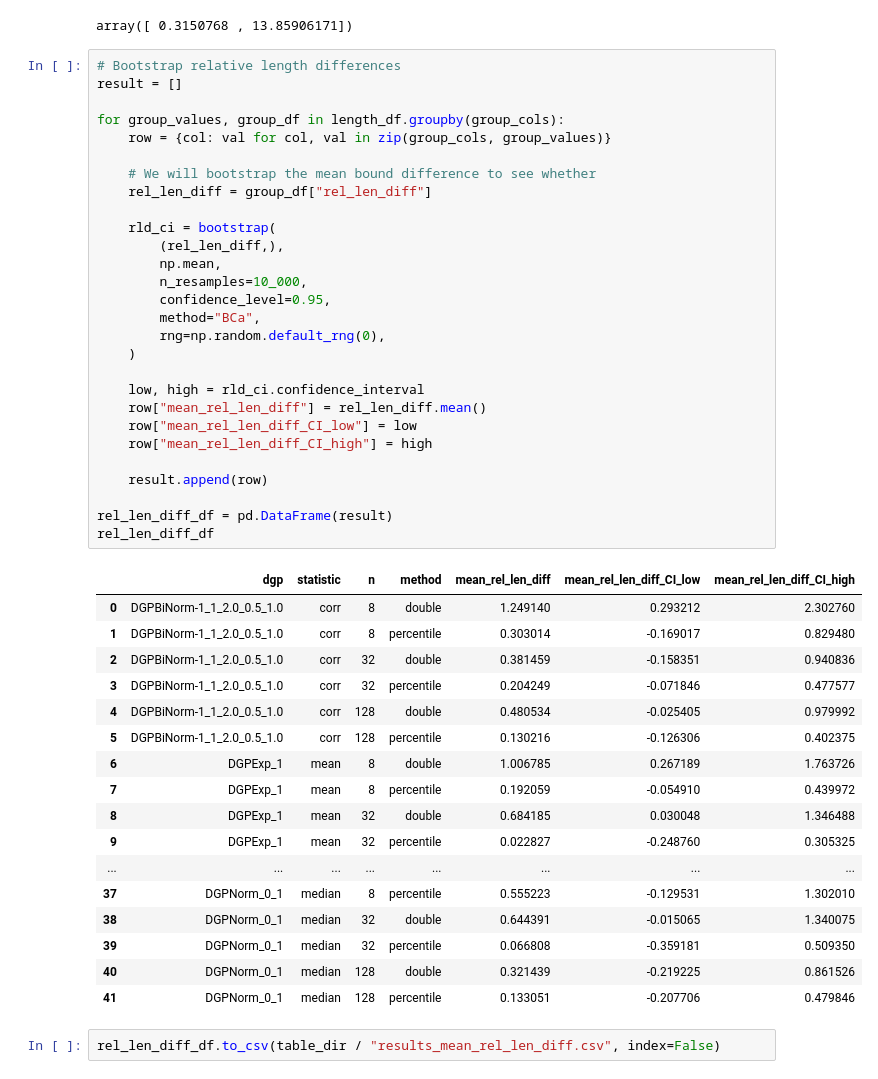
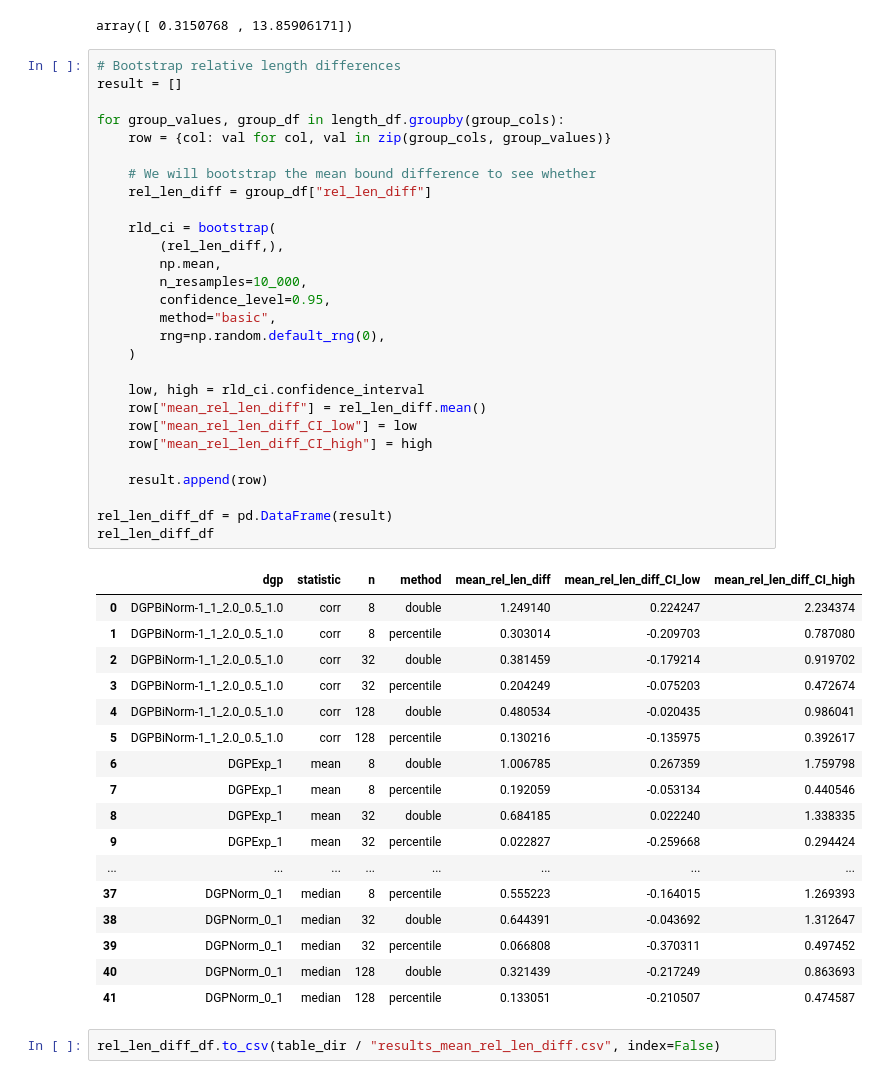
Before and after one commit to enejH04/bootstrap-inference, a Jupyter notebook: performance_validation/analysis.ipynb, the cells around one changed output. Cells and saved outputs as stored; diff of their text form.

```diff
--- a/performance_validation/analysis.ipynb
+++ b/performance_validation/analysis.ipynb
@@ -1207,49 +1269,49 @@ array([ 0.3150768 , 13.85906171])
 # %%
 # Bootstrap relative length differences
 result = []
 
 for group_values, group_df in length_df.groupby(group_cols):
     row = {col: val for col, val in zip(group_cols, group_values)}
 
     # We will bootstrap the mean bound difference to see whether
     rel_len_diff = group_df["rel_len_diff"]
 
     rld_ci = bootstrap(
         (rel_len_diff,),
         np.mean,
         n_resamples=10_000,
         confidence_level=0.95,
-        method="BCa",
+        method="basic",
         rng=np.random.default_rng(0),
     )
 
     low, high = rld_ci.confidence_interval
     row["mean_rel_len_diff"] = rel_len_diff.mean()
     row["mean_rel_len_diff_CI_low"] = low
     row["mean_rel_len_diff_CI_high"] = high
 
     result.append(row)
 
 rel_len_diff_df = pd.DataFrame(result)
 rel_len_diff_df
 # %% [output]
 |  | dgp | statistic | n | method | mean_rel_len_diff | mean_rel_len_diff_CI_low | mean_rel_len_diff_CI_high |
-| 0 | DGPBiNorm-1_1_2.0_0.5_1.0 | corr | 8 | double | 1.249140 | 0.293212 | 2.302760 |
-| 1 | DGPBiNorm-1_1_2.0_0.5_1.0 | corr | 8 | percentile | 0.303014 | -0.169017 | 0.829480 |
-| 2 | DGPBiNorm-1_1_2.0_0.5_1.0 | corr | 32 | double | 0.381459 | -0.158351 | 0.940836 |
-| 3 | DGPBiNorm-1_1_2.0_0.5_1.0 | corr | 32 | percentile | 0.204249 | -0.071846 | 0.477577 |
-| 4 | DGPBiNorm-1_1_2.0_0.5_1.0 | corr | 128 | double | 0.480534 | -0.025405 | 0.979992 |
-| 5 | DGPBiNorm-1_1_2.0_0.5_1.0 | corr | 128 | percentile | 0.130216 | -0.126306 | 0.402375 |
-| 6 | DGPExp_1 | mean | 8 | double | 1.006785 | 0.267189 | 1.763726 |
-| 7 | DGPExp_1 | mean | 8 | percentile | 0.192059 | -0.054910 | 0.439972 |
-| 8 | DGPExp_1 | mean | 32 | double | 0.684185 | 0.030048 | 1.346488 |
-| 9 | DGPExp_1 | mean | 32 | percentile | 0.022827 | -0.248760 | 0.305325 |
+| 0 | DGPBiNorm-1_1_2.0_0.5_1.0 | corr | 8 | double | 1.249140 | 0.224247 | 2.234374 |
+| 1 | DGPBiNorm-1_1_2.0_0.5_1.0 | corr | 8 | percentile | 0.303014 | -0.209703 | 0.787080 |
+| 2 | DGPBiNorm-1_1_2.0_0.5_1.0 | corr | 32 | double | 0.381459 | -0.179214 | 0.919702 |
+| 3 | DGPBiNorm-1_1_2.0_0.5_1.0 | corr | 32 | percentile | 0.204249 | -0.075203 | 0.472674 |
+| 4 | DGPBiNorm-1_1_2.0_0.5_1.0 | corr | 128 | double | 0.480534 | -0.020435 | 0.986041 |
+| 5 | DGPBiNorm-1_1_2.0_0.5_1.0 | corr | 128 | percentile | 0.130216 | -0.135975 | 0.392617 |
+| 6 | DGPExp_1 | mean | 8 | double | 1.006785 | 0.267359 | 1.759798 |
+| 7 | DGPExp_1 | mean | 8 | percentile | 0.192059 | -0.053134 | 0.440546 |
+| 8 | DGPExp_1 | mean | 32 | double | 0.684185 | 0.022240 | 1.338335 |
+| 9 | DGPExp_1 | mean | 32 | percentile | 0.022827 | -0.259668 | 0.294424 |
 | ... | ... | ... | ... | ... | ... | ... | ... |
-| 37 | DGPNorm_0_1 | median | 8 | percentile | 0.555223 | -0.129531 | 1.302010 |
-| 38 | DGPNorm_0_1 | median | 32 | double | 0.644391 | -0.015065 | 1.340075 |
-| 39 | DGPNorm_0_1 | median | 32 | percentile | 0.066808 | -0.359181 | 0.509350 |
-| 40 | DGPNorm_0_1 | median | 128 | double | 0.321439 | -0.219225 | 0.861526 |
-| 41 | DGPNorm_0_1 | median | 128 | percentile | 0.133051 | -0.207706 | 0.479846 |
+| 37 | DGPNorm_0_1 | median | 8 | percentile | 0.555223 | -0.164015 | 1.269393 |
+| 38 | DGPNorm_0_1 | median | 32 | double | 0.644391 | -0.043692 | 1.312647 |
+| 39 | DGPNorm_0_1 | median | 32 | percentile | 0.066808 | -0.370311 | 0.497452 |
+| 40 | DGPNorm_0_1 | median | 128 | double | 0.321439 | -0.217249 | 0.863693 |
+| 41 | DGPNorm_0_1 | median | 128 | percentile | 0.133051 | -0.210507 | 0.474587 |
 # %%
 rel_len_diff_df.to_csv(table_dir / "results_mean_rel_len_diff.csv", index=False)
 # %%
```
Also changed, not shown: parts of 7 cells of this notebook, 2 other files.
